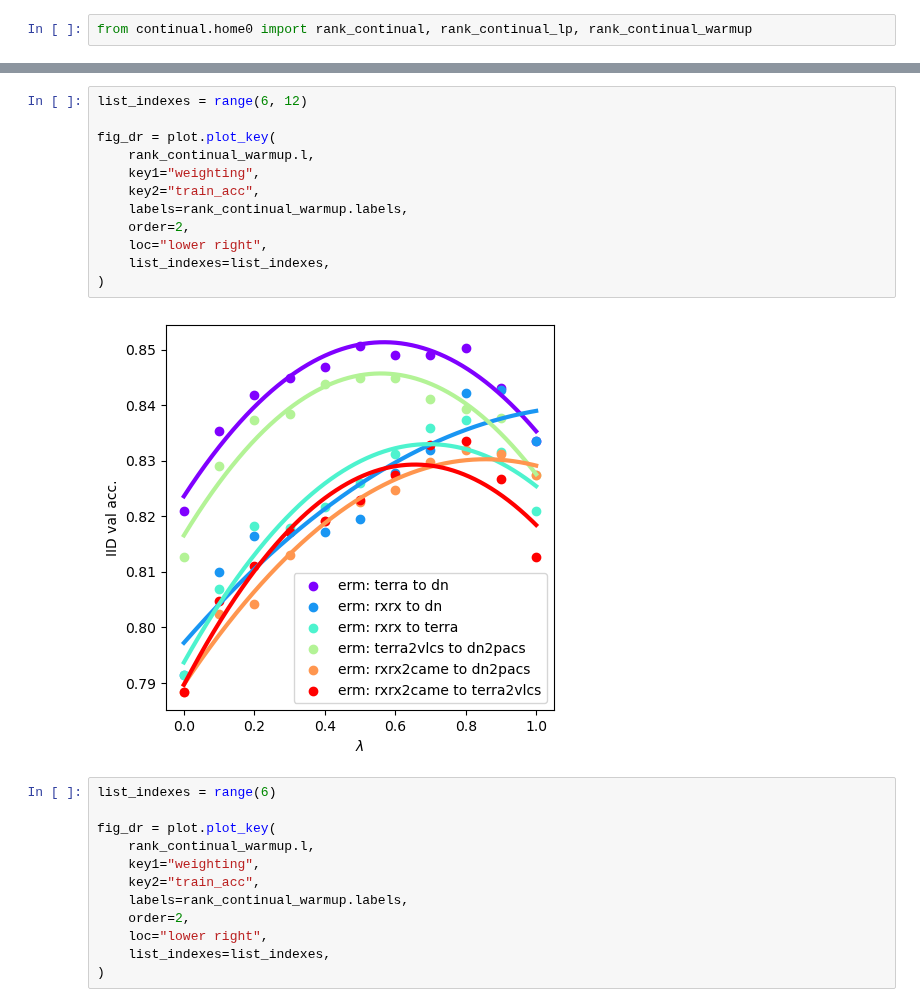
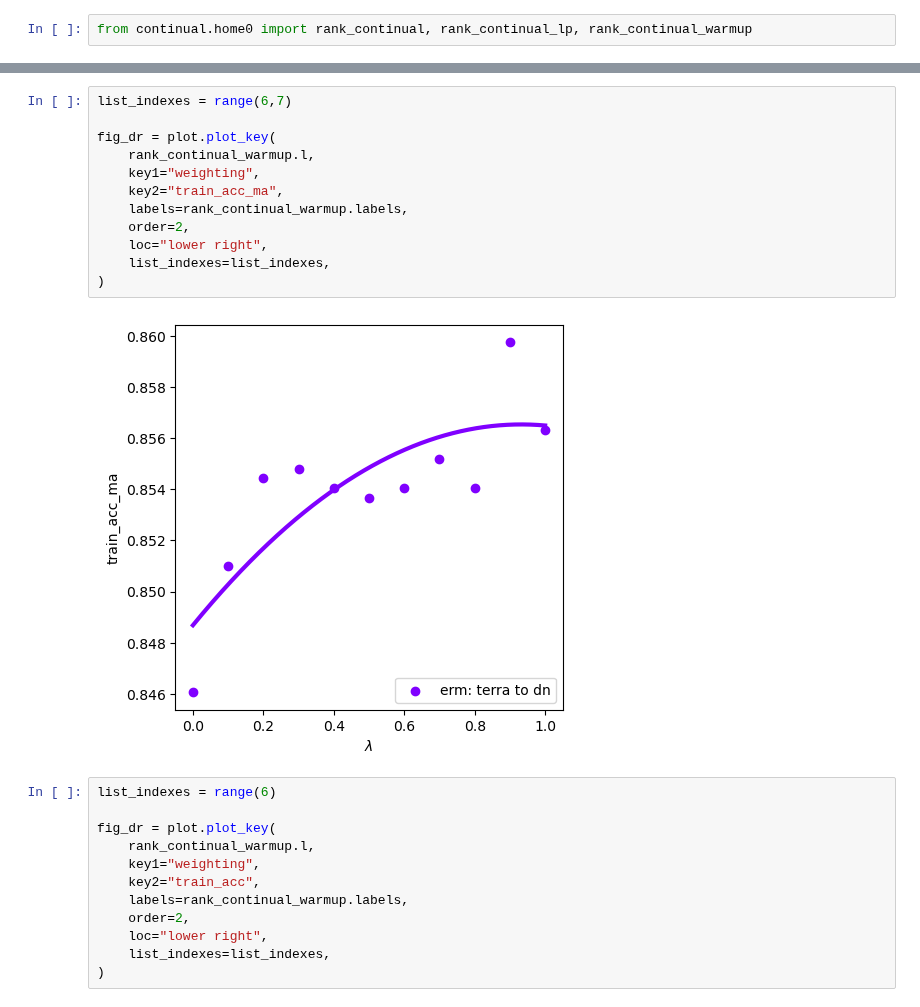
Before and after one commit to alexrame/domainbedv2, a Jupyter notebook: notebooks/diwa_diversity_versus_accuracy_home.ipynb, the cells around one changed output, grey strips where cells are left out. Cells and saved outputs as stored; diff of their text form.

```diff
--- a/notebooks/diwa_diversity_versus_accuracy_home.ipynb
+++ b/notebooks/diwa_diversity_versus_accuracy_home.ipynb
@@ -177,17 +161,17 @@ fig_dr = plot.plot_key(
 # %%
-list_indexes = range(6, 12)
+list_indexes = range(6,7)
 
 fig_dr = plot.plot_key(
     rank_continual_warmup.l,
     key1="weighting",
-    key2="train_acc",
+    key2="train_acc_ma",
     labels=rank_continual_warmup.labels,
     order=2,
     loc="lower right",
     list_indexes=list_indexes,
 )
 # %% [output]
-[figure, old version]
+[figure, new version]
 # %%
 list_indexes = range(6)
 
```
Also changed, not shown: parts of 37 cells of this notebook, 1 other file.
